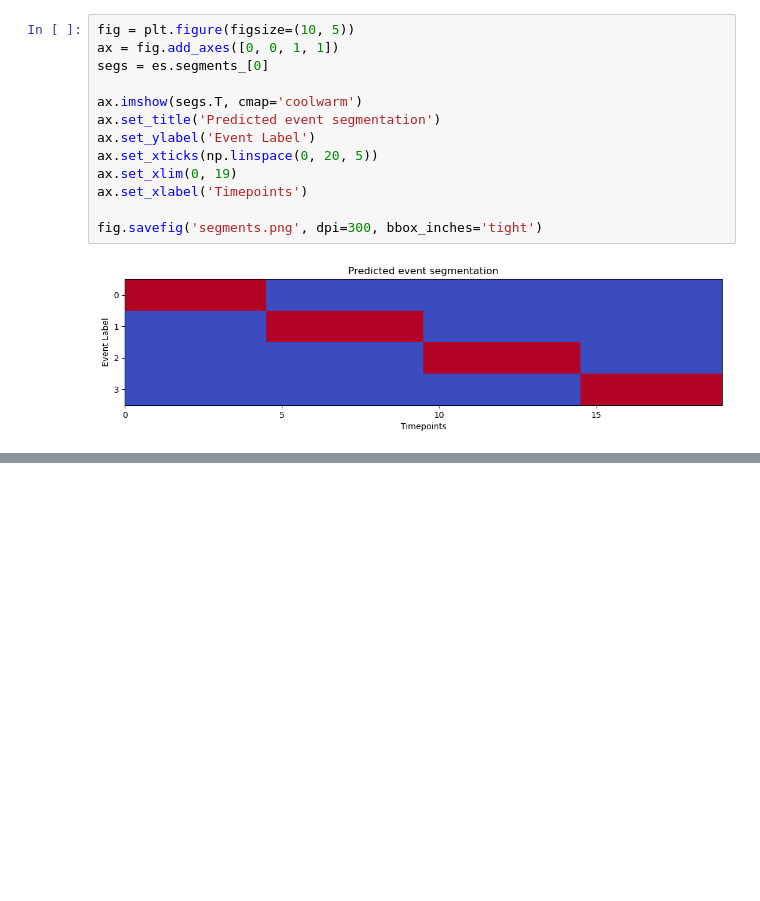
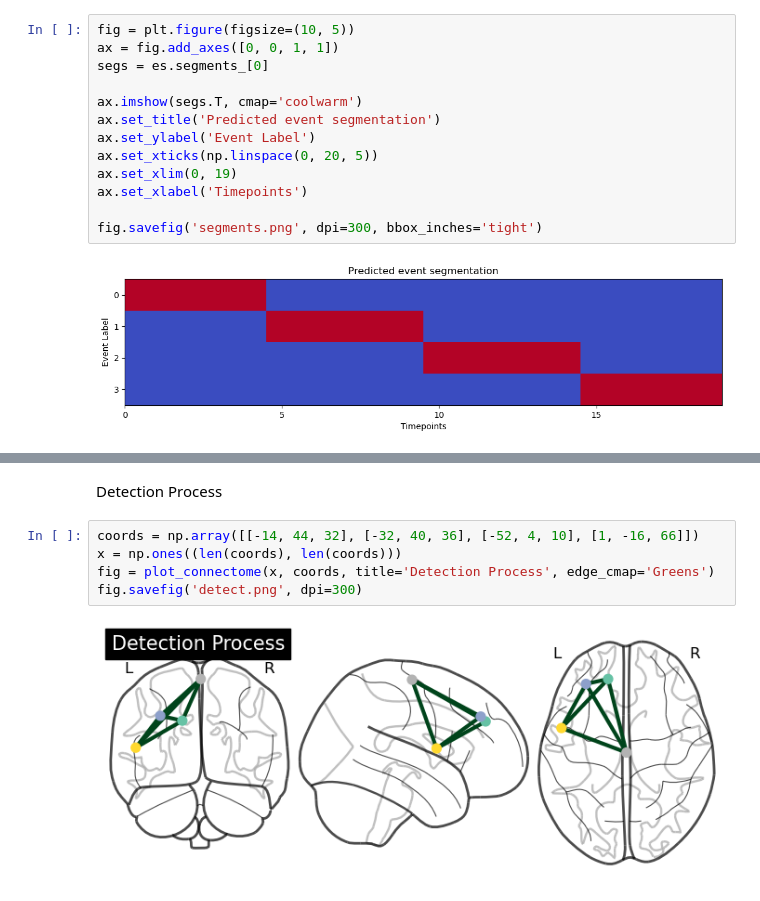
Before and after one commit to w-decker/SNL23_plots, a Jupyter notebook: plotting.ipynb, the cells around one changed output, grey strips where cells are left out. Cells and saved outputs as stored; diff of their text form; blank space fills up the shorter version.

```diff
--- a/plotting.ipynb
+++ b/plotting.ipynb
@@ -289,0 +312,9 @@ fig.savefig('segments.png', dpi=300, bbox_inches='tight')
+# %% [markdown]
+Detection Process
+# %%
+coords = np.array([[-14, 44, 32], [-32, 40, 36], [-52, 4, 10], [1, -16, 66]])
+x = np.ones((len(coords), len(coords)))
+fig = plot_connectome(x, coords, title='Detection Process', edge_cmap='Greens')
+fig.savefig('detect.png', dpi=300)
+# %% [output]
+[figure, added]
```
Also changed, not shown: parts of 6 cells of this notebook.
